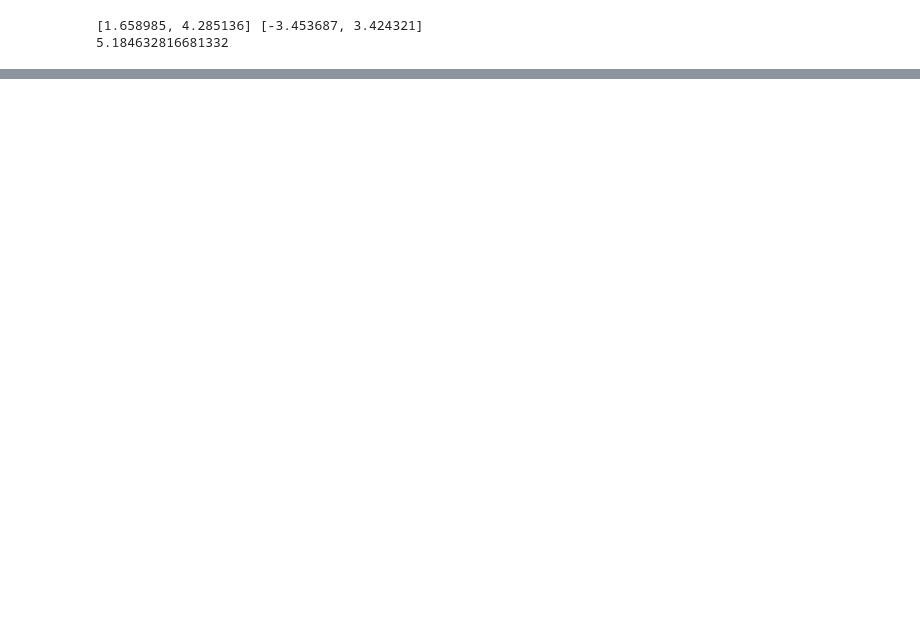
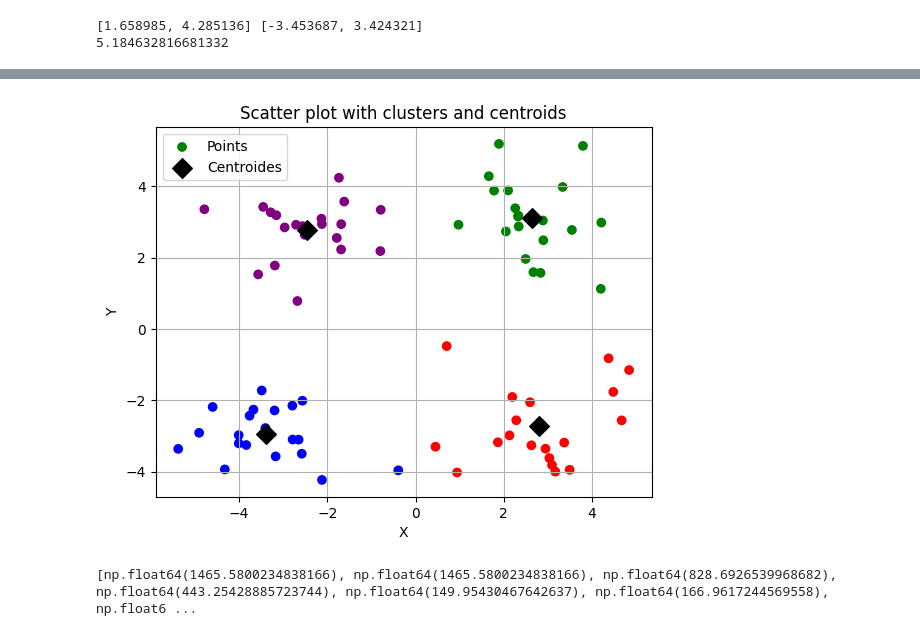
Before and after one commit to BiPaulEr/MachineLearning, a Jupyter notebook: kMeans/KMeans.ipynb, the cells around one changed output, grey strips where cells are left out. Saved outputs shown, nothing was run; the diff lists cells and outputs as text; code cells hidden in the pictures; blank space fills up the shorter version.

```diff
--- a/kMeans/KMeans.ipynb
+++ b/kMeans/KMeans.ipynb
@@ -124,0 +206,13 @@ plt.show()
+# %%
+centroids_bi, clusterAssment_bi = biKmeans(np.array(dataMat), 4)
+plot_cluster(dataMat, clusterAssment_bi, centroids_bi)
+# %% [output]
+[figure, added]
+# %%
+SSE = []
+for i in range (0, 9):
+    centroids_bi, clusterAssment_bi = biKmeans(np.array(dataMat), i)
+    SSE.append(sum(clusterAssment_bi[:, 1]))
+print(SSE)
+# %% [output]
+[np.float64(1465.5800234838166), np.float64(1465.5800234838166), np.float64(828.6926539968682), np.float64(443.25428885723744), np.float64(149.95430467642637), np.float64(166.9617244569558), np.float6 ...
```
Also changed, not shown: parts of 12 cells of this notebook.
